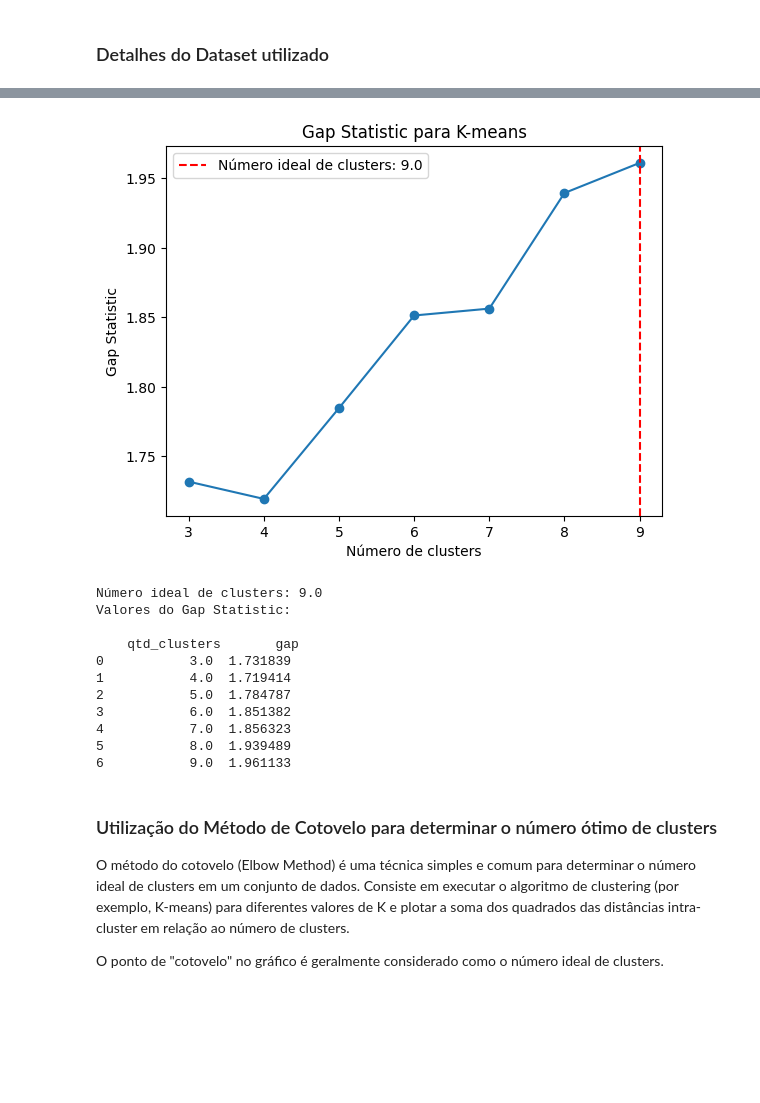
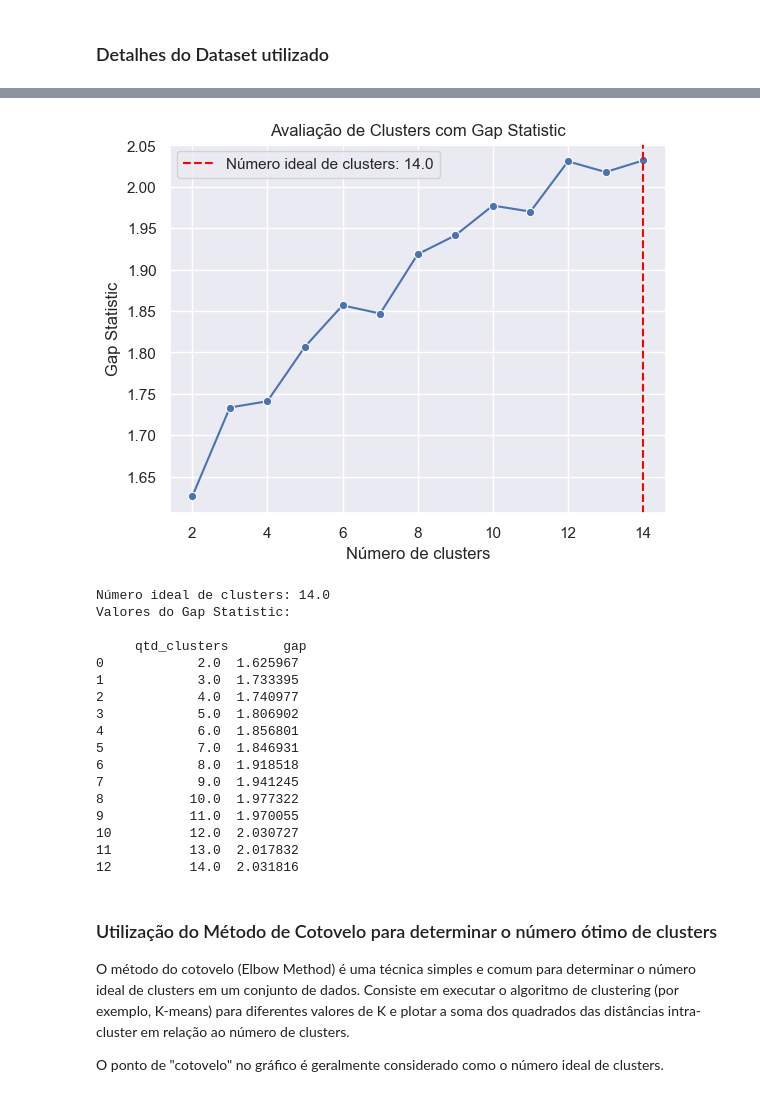
Before and after one commit to DanielCirino/ppginf-smart-k-means, a Jupyter notebook: notebooks/metodos_avaliacao_k_otimo.ipynb, the cells around one changed output, grey strips where cells are left out. Drawn from its saved outputs; the diff is of its cells as text; code cells hidden in the pictures; blank space fills up the shorter version.

```diff
--- a/notebooks/metodos_avaliacao_k_otimo.ipynb
+++ b/notebooks/metodos_avaliacao_k_otimo.ipynb
@@ -19,7 +20,12 @@ from IPython.display import display,HTML
 # %% [markdown]
 ### Detalhes do Dataset utilizado
 # %%
+#configurar tema dos gráficos
+sns.set_theme()
 # abrir dataset com os indicadores
+MIN_CLUSTERS=2
+MAX_CLUSTERS=15
+
 PATH_TO_DATASET="../dataset/dados_k_means_3.csv"
 dfArquivo=pd.read_csv(PATH_TO_DATASET,sep=";")
 dfArquivo.describe()
@@ -55,7 +61,7 @@ Em resumo, ao analisar o gráfico Gap Statistic vs. K, você procura um ponto on
 # %%
 # Determinar a quantidade ótima de clusters usando GAP Statitisc
 
-def gapStatisticMethod(data, nrefs=3,min_clusters=3, max_clusters=10):
+def gap_statistic_method(data, nrefs=3,min_clusters=2, max_clusters=15):
     """
     Calcular a quantidade ótima de clusters utilizando o método Gap Statistic
     Params:
@@ -104,36 +110,45 @@ def gapStatisticMethod(data, nrefs=3,min_clusters=3, max_clusters=10):
 # %%
 # Definir o conjunto de dados para avaliação do GAP Statistic
 # Excluir coluna do identificador censitário
 dados=dfArquivo.drop(["Census tract"],axis=1)
 
 # Executar o GAP Statistic para determinar o número ótimo de clusters
-melhor_k,indice_maior_gap, resultsDf = gapStatisticMethod(dados.values,max_clusters=10)
+melhor_k,indice_maior_gap, resultsDf = gap_statistic_method(dados.values,
+                                                          min_clusters=MIN_CLUSTERS,
+                                                          max_clusters=MAX_CLUSTERS)
 
 # Plotagem dos resultados
-plt.plot(resultsDf["qtd_clusters"], resultsDf["gap"], marker='o')
+sns.lineplot(x=resultsDf["qtd_clusters"], y=resultsDf["gap"], marker='o')
+
 plt.xlabel('Número de clusters')
 plt.ylabel('Gap Statistic')
-plt.title('Gap Statistic para K-means')
+plt.title('Avaliação de Clusters com Gap Statistic')
 plt.axvline(x=melhor_k, color='red', linestyle='--', label=f'Número ideal de clusters: {melhor_k}')
 plt.legend()
 plt.show()
 
 # Imprime o número ideal de clusters e os valores do Gap Statistic
 print("Número ideal de clusters:", melhor_k)
 print("Valores do Gap Statistic:\n\n", resultsDf)
 # %% [output]
-[figure, old version]
+[figure, new version]
-Número ideal de clusters: 9.0
+Número ideal de clusters: 14.0
 Valores do Gap Statistic:
 
-    qtd_clusters       gap
-0           3.0  1.731839
-1           4.0  1.719414
-2           5.0  1.784787
-3           6.0  1.851382
-4           7.0  1.856323
-5           8.0  1.939489
-6           9.0  1.961133
+     qtd_clusters       gap
+0            2.0  1.625967
+1            3.0  1.733395
+2            4.0  1.740977
+3            5.0  1.806902
+4            6.0  1.856801
+5            7.0  1.846931
+6            8.0  1.918518
+7            9.0  1.941245
+8           10.0  1.977322
+9           11.0  1.970055
+10          12.0  2.030727
+11          13.0  2.017832
+12          14.0  2.031816
 # %% [markdown]
 ### Utilização do Método de Cotovelo para determinar o número ótimo de clusters
 
```
Also changed, not shown: parts of 13 cells of this notebook, 1 other file.
